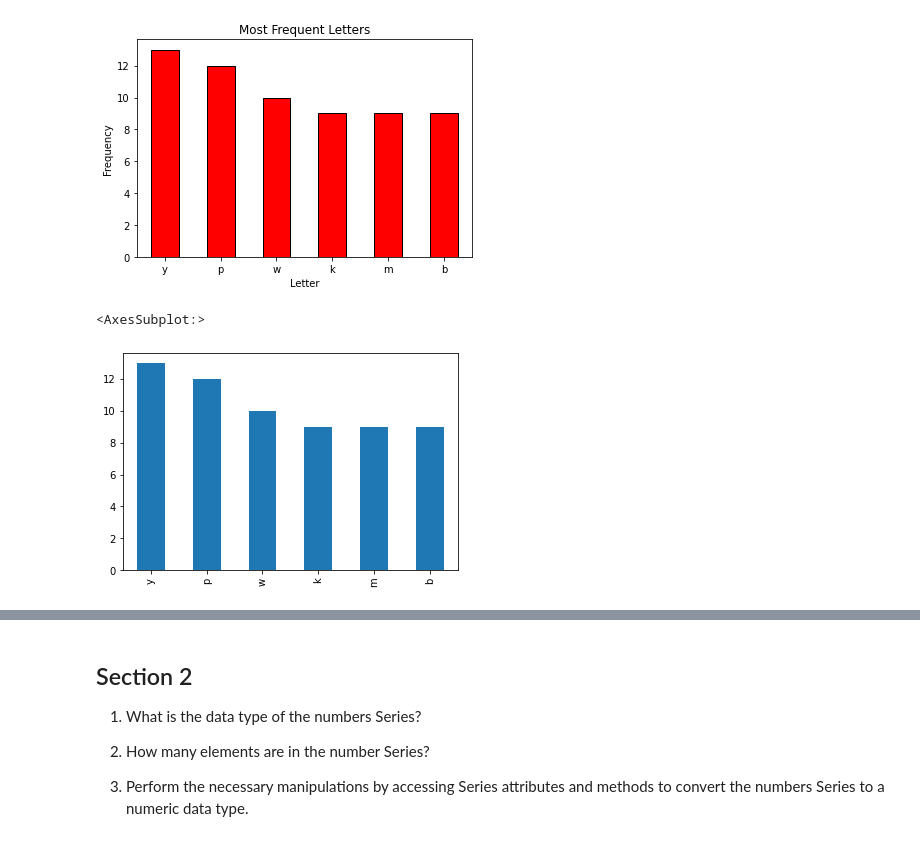
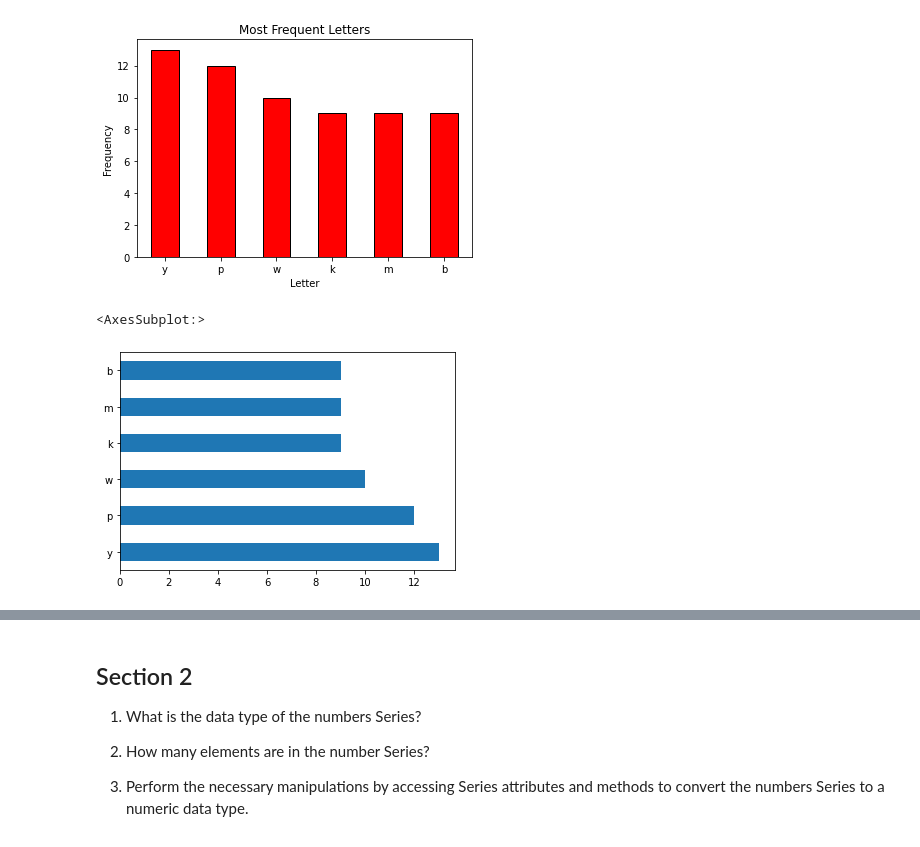
Before and after one commit to HeatherOrtegaMcMillan/numpy-pandas-visualization-exercises, a Jupyter notebook: pandas_series_notebook.ipynb, the cells around one changed output, grey strips where cells are left out. Drawn from its saved outputs; the diff is of its cells as text; code cells hidden in the pictures.

Commit message:
finished panda_series notebook

```diff
--- a/pandas_series_notebook.ipynb
+++ b/pandas_series_notebook.ipynb
@@ -415,10 +429,10 @@ plt.show()
 # %% [output]
 [figure]
 # %%
-letters_series.value_counts().head(6).plot.bar()
+letters_series.value_counts().head(6).plot.barh()
 # %% [output]
 <AxesSubplot:>
-[figure, old version]
+[figure, new version]
 # %%
 letters_series.value_counts().head(6).plot
 # %%
```
Also changed, not shown: parts of 16 cells of this notebook.
